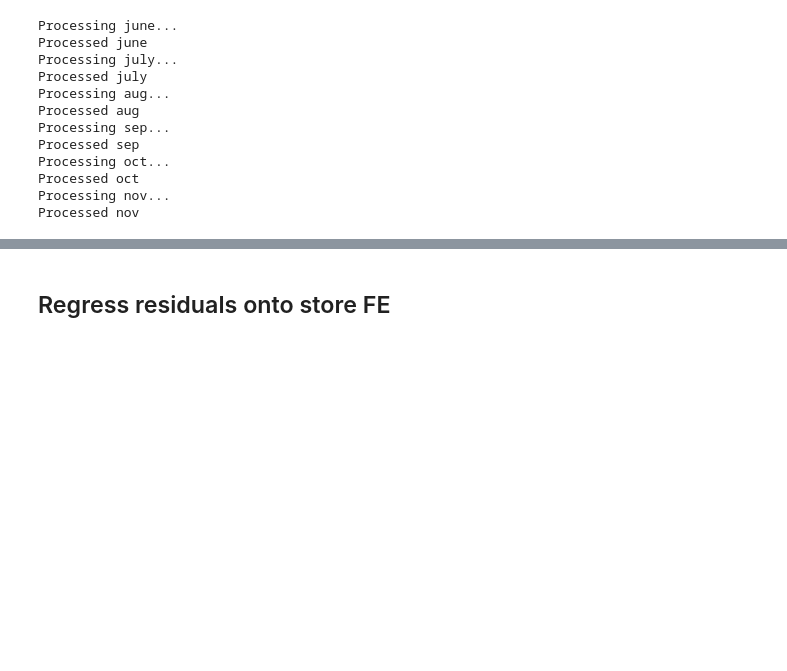
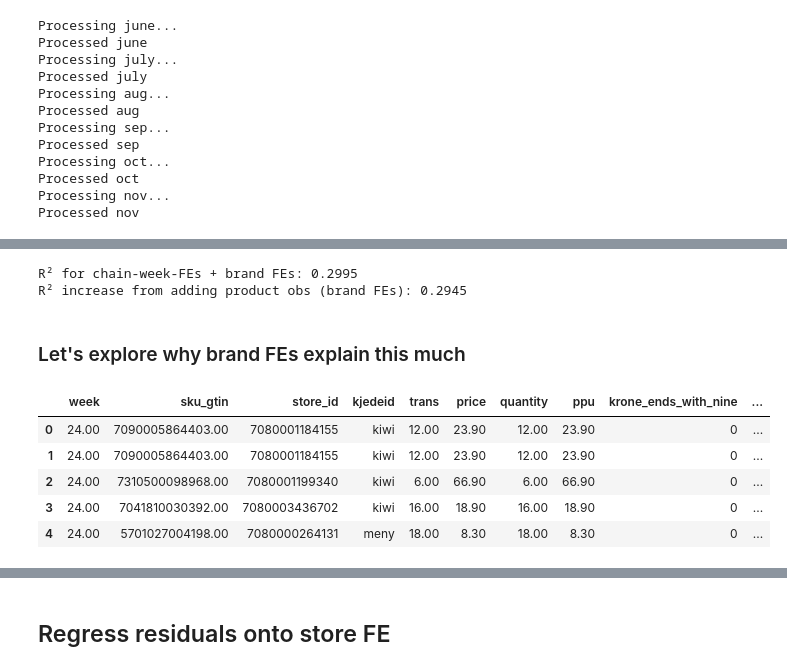
Before and after one commit to AOzhegova/Left-digit-pricing, a Jupyter notebook: code/var_decomposition.ipynb, the cells around one changed output, grey strips where cells are left out. Cells and saved outputs as stored; diff of their text form; code cells hidden in the pictures; blank space fills up the shorter version.

```diff
--- a/code/var_decomposition.ipynb
+++ b/code/var_decomposition.ipynb
@@ -183,0 +406,21 @@ None
+# %%
+resid13 = model13.resid()         # residuals from the FE-only regression
+sst13 = ((df_nonunique.krone_ends_with_nine - df_nonunique.krone_ends_with_nine.mean())**2).sum()
+ssr13 = (resid13**2).sum()
+r2_13 = 1 - ssr13/sst13
+print(f"R² for chain-week-FEs + brand FEs: {r2_13:.4f}")
+print(f"R² increase from adding product obs (brand FEs): {r2_13 - r2_0:.4f}")
+# %% [output]
+R² for chain-week-FEs + brand FEs: 0.2995
+R² increase from adding product obs (brand FEs): 0.2945
+# %% [markdown]
+### Let's explore why brand FEs explain this much
+# %%
+df_nonunique.head()
+# %% [output]
+|  | week | sku_gtin | store_id | kjedeid | trans | price | quantity | ppu | krone_ends_with_nine | ... |
+| 0 | 24.00 | 7090005864403.00 | 7080001184155 | kiwi | 12.00 | 23.90 | 12.00 | 23.90 | 0 | ... |
+| 1 | 24.00 | 7090005864403.00 | 7080001184155 | kiwi | 12.00 | 23.90 | 12.00 | 23.90 | 0 | ... |
+| 2 | 24.00 | 7310500098968.00 | 7080001199340 | kiwi | 6.00 | 66.90 | 6.00 | 66.90 | 0 | ... |
+| 3 | 24.00 | 7041810030392.00 | 7080003436702 | kiwi | 16.00 | 18.90 | 16.00 | 18.90 | 0 | ... |
+| 4 | 24.00 | 5701027004198.00 | 7080000264131 | meny | 18.00 | 8.30 | 18.00 | 8.30 | 0 | ... |
```
Also changed, not shown: parts of 49 cells of this notebook, 1 other file.
